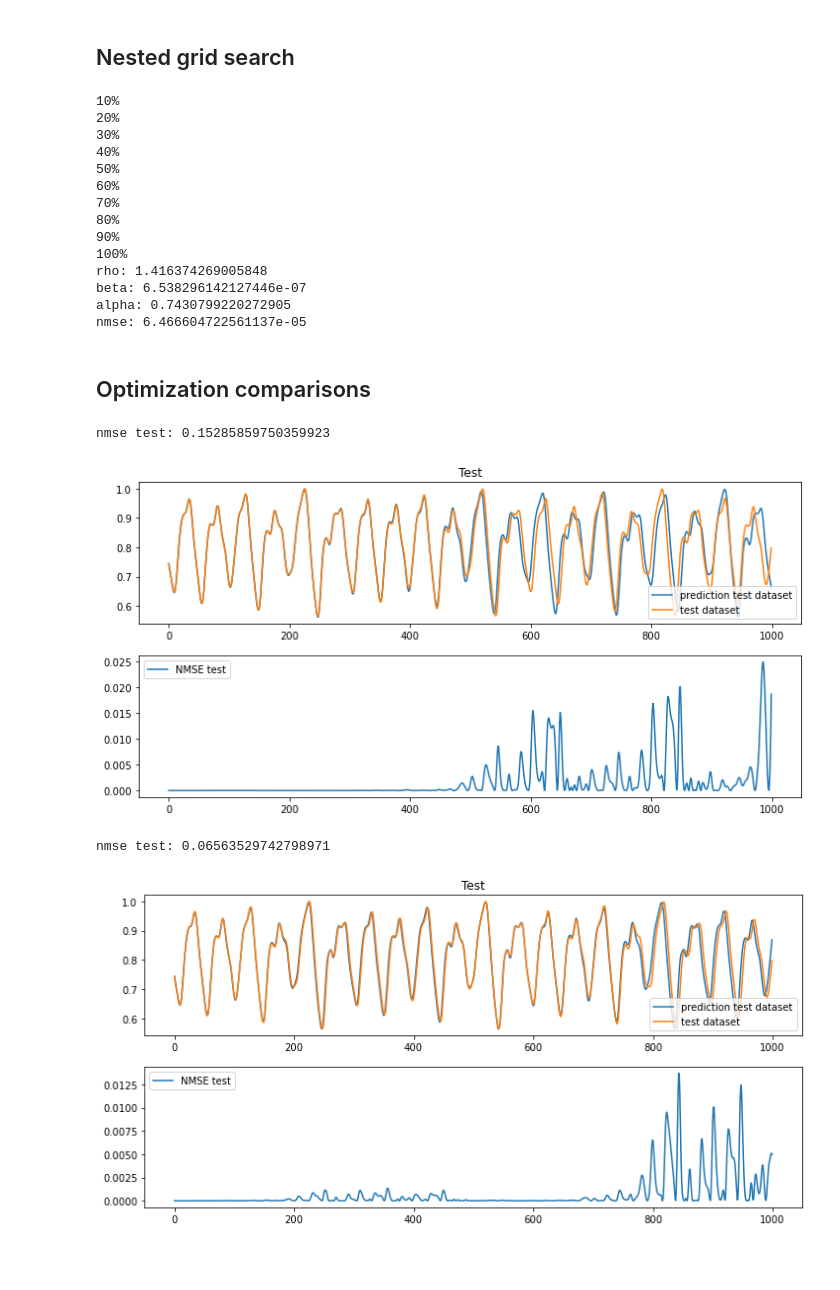
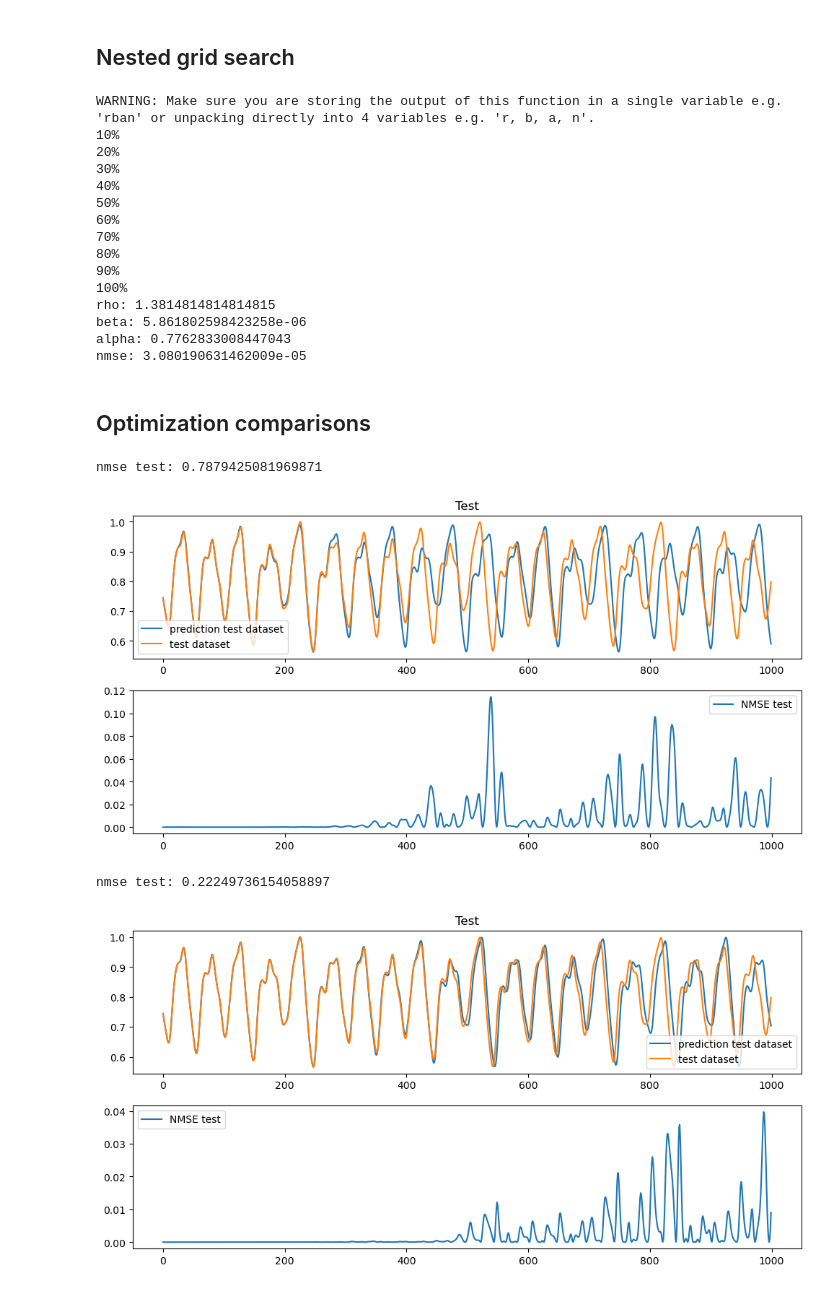
Before and after one commit to jstotero/RC-fyp2022-181357, a Jupyter notebook: Optimizing.ipynb, the cells around one changed output. Cells and saved outputs as stored; diff of their text form; code cells hidden in the pictures; blank space fills up the shorter version.

Commit message:
updated optimize.py + Optimizing notebook
Added sparsity to optimize class + general fixed and improvements

```diff
--- a/Optimizing.ipynb
+++ b/Optimizing.ipynb
@@ -5,6 +5,7 @@ from fyp_code import loukas_esn, optimize, utilities as util
 import numpy as np
 import matplotlib.pyplot as plt
 plt.rcParams["figure.figsize"] = [10,5]
+plt.rcParams['figure.dpi'] = 100
 # %%
 # initialise input data
 data_mg = util.data_mg()
@@ -13,19 +14,22 @@ data_sin2 = util.data_sin(order=2)
 data_sin3 = util.data_sin(order=3)
 # initialise parameter spaces
 # mackey glass
-rhos_mg = np.linspace(0.8,1.4,20)
-betas_mg = np.logspace(-9,-2,20)
+rhos_mg = np.linspace(0.7,1.3,20)
+betas_mg = np.logspace(-8,-3,20)
 alphas_mg = np.linspace(0.2,0.9,20)
-rho_mg = 1.3
+rho_mg = 1.1
 beta_mg = 1e-6
-alpha_mg = 0.45
+alpha_mg = 0.7
 # sin3
-rhos_sin3 = np.linspace(0.7,1.4,20)
+rhos_sin3 = np.linspace(0.7,1.6,20)
 betas_sin3 = np.logspace(-8,-2,20)
 alphas_sin3 = np.linspace(0.2,0.8,20)
 rho_sin3 = 1.3
 beta_sin3 = 1e-6
 alpha_sin3 = 0.45
+# other parameters
+sparse_mg = 0.5
+N_mg = 750
 # %% [markdown]
 ## Initial parameter spaces
 # %%
@@ -106,15 +113,15 @@ opt_rec_mg.plot_alphas()
 ### Full recursive sequence
 # %%
 # full recursive optimization sequence
-opt_mg = optimize.Optimizer(data_mg, rhos_mg, betas_mg, alphas_mg, rhoscale=rho_mg, beta=beta_mg, alpha=alpha_mg, N=1000)
-opt_rec_mg = optimize.full_recursive(opt_mg)
+opt_mg = optimize.Optimizer(data_mg, rhos_mg, betas_mg, alphas_mg, rhoscale=rho_mg, beta=beta_mg, alpha=alpha_mg, sparsity=sparse_mg, N=N_mg)
+opt_rec_mg = optimize.full_recursive(opt_mg, recursions=3, search_size=10)
 # plotting
 opt_rec_mg.plot_rhos()
+opt_rec_mg.plot_alphas()
 opt_rec_mg.plot_betas()
-opt_rec_mg.plot_alphas()
 # optimized parameter extraction
 rho_rec_mg = opt_rec_mg.get_rho()
+alpha_rec_mg = opt_rec_mg.get_alpha()
 beta_rec_mg = opt_rec_mg.get_beta()
-alpha_rec_mg = opt_rec_mg.get_alpha()
 # %% [output]
 3 left
@@ -156,6 +165,7 @@ Collecting alphas...
 # takes forever (5-10 min) but gives good results
 rho_g, beta_g, alpha_g, nmse_g = opt_rec_mg.rho_beta_alpha(prnt=True)
 # %% [output]
+WARNING: Make sure you are storing the output of this function in a single variable e.g. 'rban' or unpacking directly into 4 variables e.g. 'r, b, a, n'.
 10%
 20%
 30%
@@ -166,33 +176,33 @@ rho_g, beta_g, alpha_g, nmse_g = opt_rec_mg.rho_beta_alpha(prnt=True)
 80%
 90%
 100%
-rho: 1.416374269005848
-beta: 6.538296142127446e-07
-alpha: 0.7430799220272905
-nmse: 6.466604722561137e-05
+rho: 1.3814814814814815
+beta: 5.861802598423258e-06
+alpha: 0.7762833008447043
+nmse: 3.080190631462009e-05
 # %% [markdown]
 ## Optimization comparisons
 # %%
 # using initial hand-estimated paramters
-esn_mg = loukas_esn.Esn(data_mg, rhoscale=rho_mg, beta=beta_mg, alpha=alpha_mg, Ttrain=1000, Twashout=200, N=1000)
+esn_mg = loukas_esn.Esn(data_mg, rhoscale=rho_mg, beta=beta_mg, alpha=alpha_mg, Ttrain=1000, Twashout=200, sparsity=sparse_mg, N=N_mg)
 esn_mg.train()
 #esn_mg.validate(val_time=1000)
 esn_mg.test(test_time=1000)
 print("nmse test: {}".format(esn_mg.nmse_test))
 esn_mg.plot_test()
 # %% [output]
-nmse test: 0.15285859750359923
+nmse test: 0.7879425081969871
-[figure, old version]
+[figure, new version]
 # %%
 # using recursion-generated parameters
-esn_mg = loukas_esn.Esn(data_mg, rhoscale=rho_rec_mg, beta=beta_rec_mg, alpha=alpha_rec_mg, Ttrain=1000, Twashout=200, N=1000)
+esn_mg = loukas_esn.Esn(data_mg, rhoscale=rho_rec_mg, beta=beta_rec_mg, alpha=alpha_rec_mg, Ttrain=1000, Twashout=200, sparsity=sparse_mg, N=N_mg)
 esn_mg.train()
 #esn_mg.validate(val_time=1000)
 esn_mg.test(test_time=1000)
 print("nmse test: {}".format(esn_mg.nmse_test))
 esn_mg.plot_test()
 # %% [output]
-nmse test: 0.06563529742798971
+nmse test: 0.22249736154058897
-[figure, old version]
+[figure, new version]
 # %%
 # using grid-searched-recursion parameters
```
Also changed, not shown: parts of 3 cells of this notebook, 1 other file.
